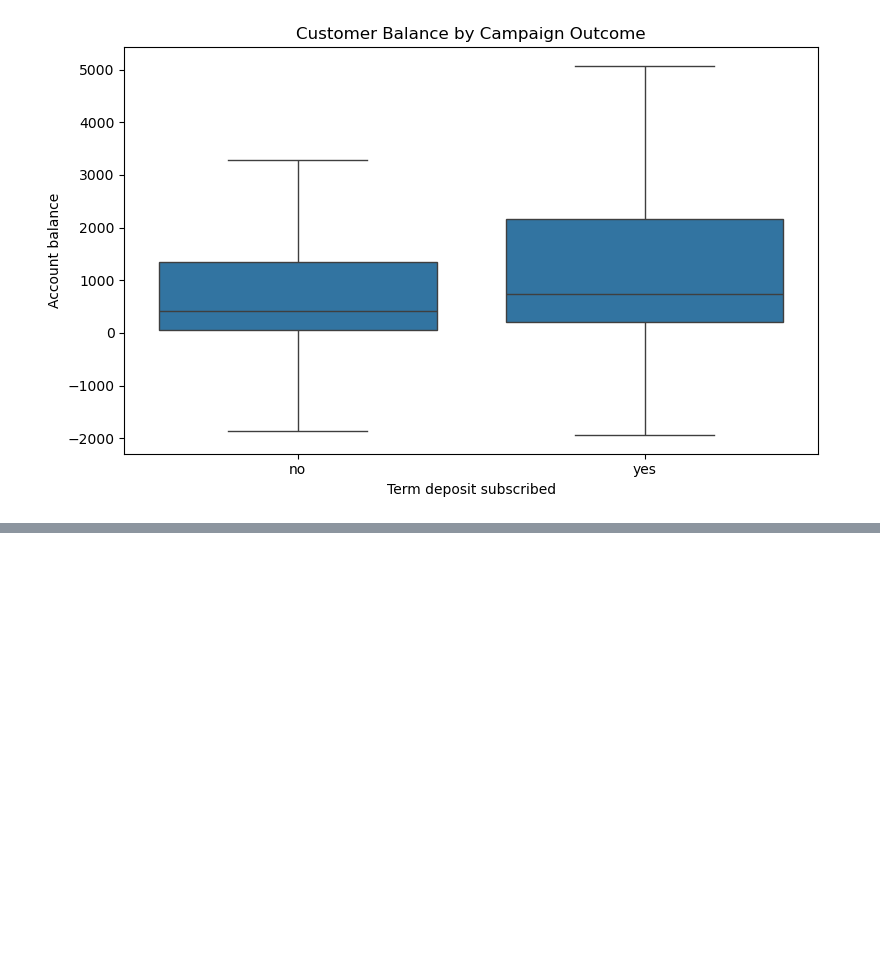
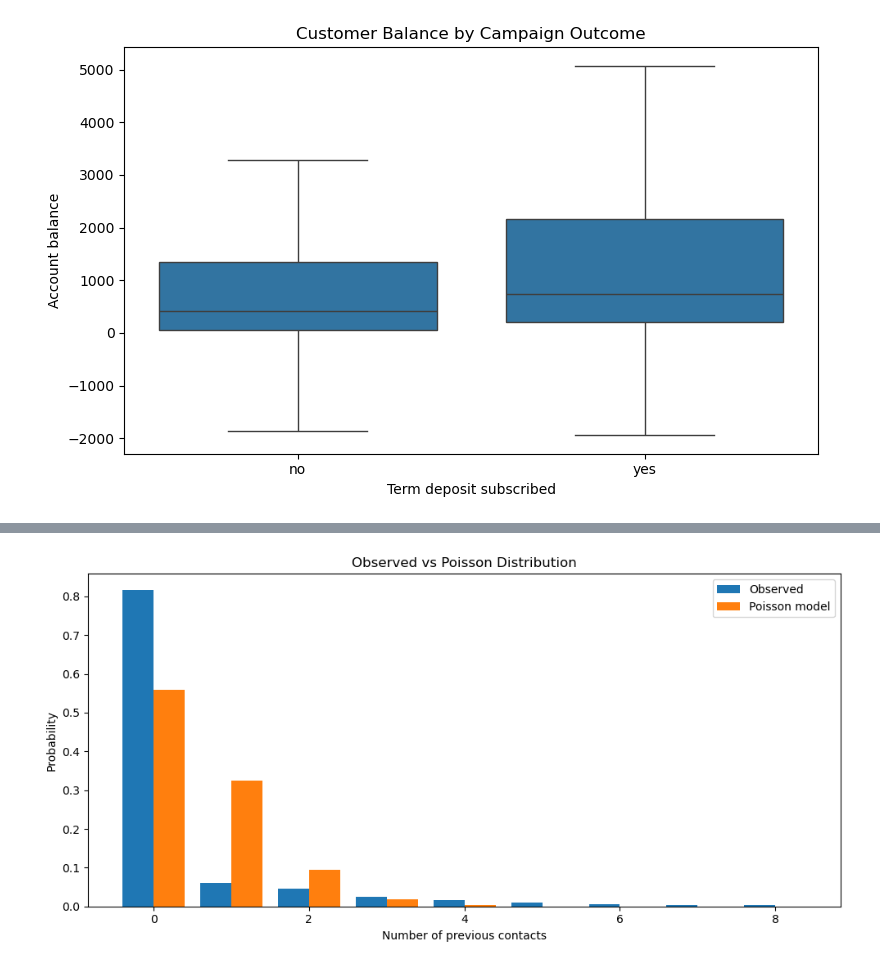
Before and after one commit to 2026617-ops/HDipData_STATS_CA1, a Jupyter notebook: Stats- HDip DBA Sept-26_2026617_CA-1.ipynb, the cells around one changed output, grey strips where cells are left out. Cells and saved outputs as stored; diff of their text form; code cells hidden in the pictures; blank space fills up the shorter version.

```diff
--- a/Stats- HDip DBA Sept-26_2026617_CA-1.ipynb
+++ b/Stats- HDip DBA Sept-26_2026617_CA-1.ipynb
@@ -307,0 +325,20 @@ plt.show()
+# %%
+lam = df["previous"].mean()
+max_k = int(df["previous"].quantile(0.99))
+x = np.arange(0, max_k + 1)
+
+observed = (df["previous"].value_counts(normalize=True).reindex(x, fill_value=0))
+expected = poisson.pmf(x, mu=lam)
+
+plt.figure(figsize=(10, 5))
+plt.bar(x - 0.2, observed, width=0.4, label="Observed")
+plt.bar(x + 0.2, expected, width=0.4, label="Poisson model")
+
+plt.title("Observed vs Poisson Distribution")
+plt.xlabel("Number of previous contacts")
+plt.ylabel("Probability")
+plt.legend()
+plt.tight_layout()
+plt.show()
+# %% [output]
+[figure, added]
```
Also changed, not shown: parts of 2 cells of this notebook.
